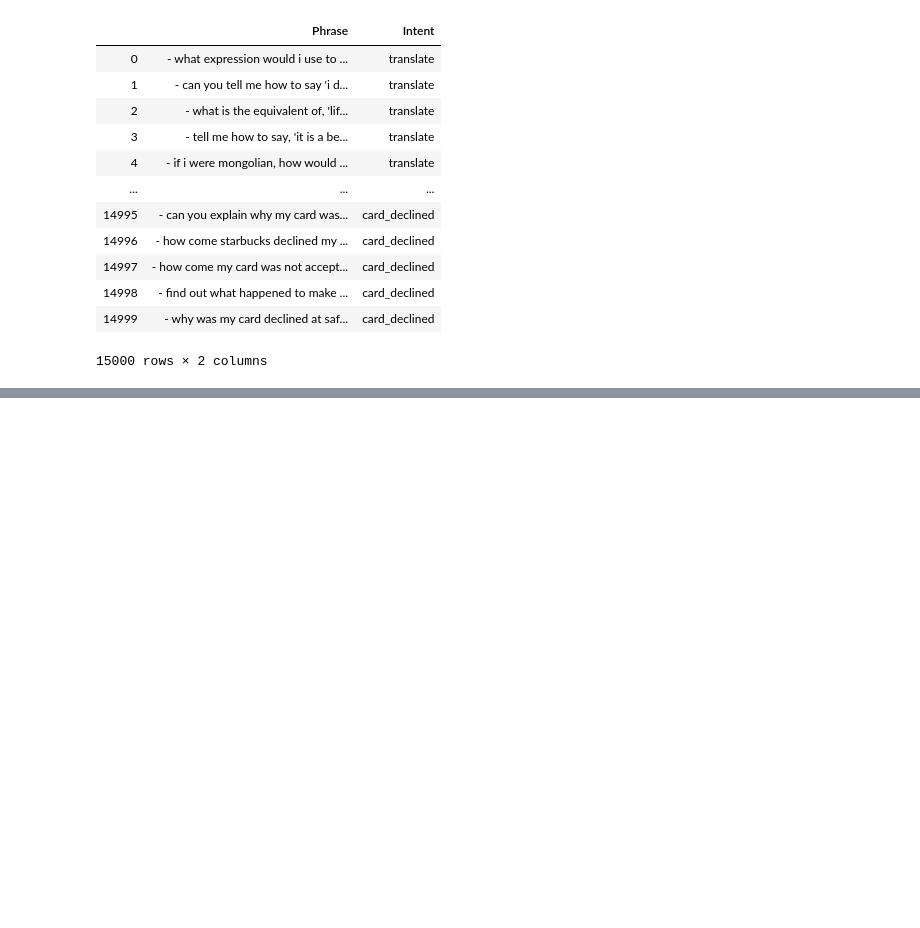
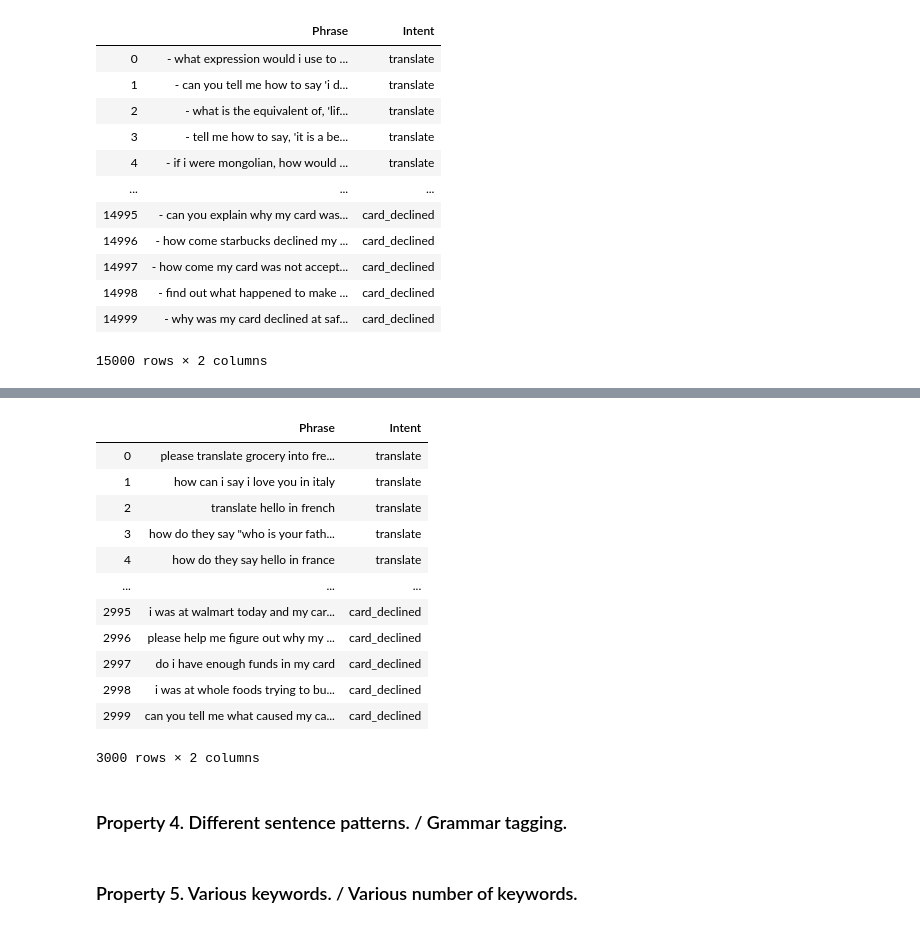
Before and after one commit to XIN-von-SUN/Bot.Dataset, a Jupyter notebook: rasa_nlu_test.ipynb, the cells around one changed output, grey strips where cells are left out. Saved outputs shown, nothing was run; the diff lists cells and outputs as text; code cells hidden in the pictures; blank space fills up the shorter version.

```diff
--- a/rasa_nlu_test.ipynb
+++ b/rasa_nlu_test.ipynb
@@ -322,0 +423,32 @@ with open('data_test.txt', 'w') as f:
+# %%
+idx_range= [(i*100, i*100+100) for i in range(150)]
+
+idx = []
+for i in range(150):
+    idx.append([random.randint(idx_range[i][0], idx_range[i][1]) for _ in range(20)])
+
+index = []
+for i in idx:
+    for j in range(len(i)): index.append(i[j])
+# %%
+df_train_reduced = df_train.loc[index, ['Phrase', 'Intent']].reset_index(drop=True)
+# %%
+df_train_reduced
+# %% [output]
+|  | Phrase | Intent |
+| 0 | please translate grocery into fre... | translate |
+| 1 | how can i say i love you in italy | translate |
+| 2 | translate hello in french | translate |
+| 3 | how do they say "who is your fath... | translate |
+| 4 | how do they say hello in france | translate |
+| ... | ... | ... |
+| 2995 | i was at walmart today and my car... | card_declined |
+| 2996 | please help me figure out why my ... | card_declined |
+| 2997 | do i have enough funds in my card | card_declined |
+| 2998 | i was at whole foods trying to bu... | card_declined |
+| 2999 | can you tell me what caused my ca... | card_declined |
+3000 rows × 2 columns
+# %% [markdown]
+### Property 4. Different sentence patterns. / Grammar tagging.
+# %% [markdown]
+### Property 5. Various keywords. / Various number of keywords.
```
Also changed, not shown: parts of 22 cells of this notebook, 14 other files.
